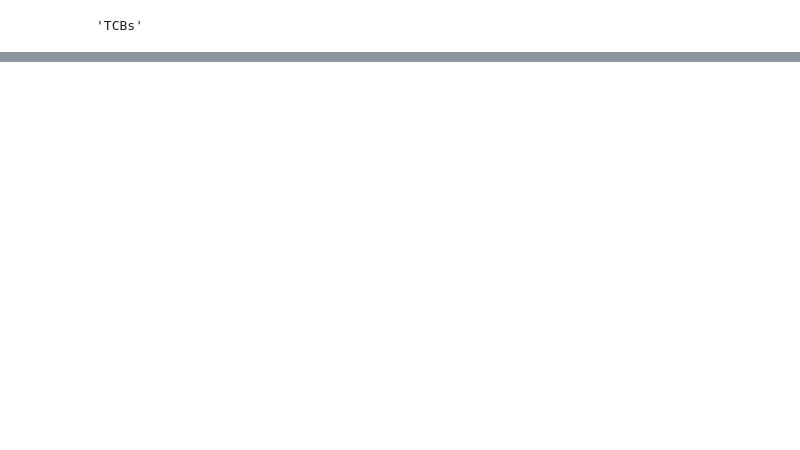
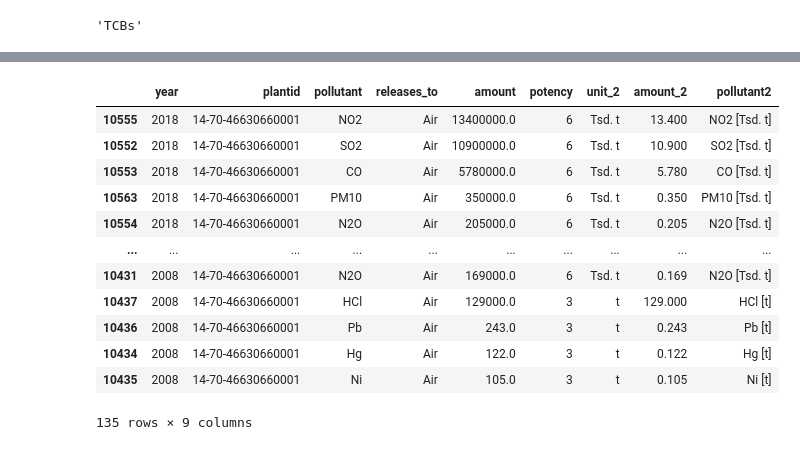
Before and after one commit to sidietz/plantwatch-data, a Jupyter notebook: pollution/pollution.ipynb, the cells around one changed output, grey strips where cells are left out. Saved outputs shown, nothing was run; the diff lists cells and outputs as text; code cells hidden in the pictures; blank space fills up the shorter version.

```diff
--- a/pollution/pollution.ipynb
+++ b/pollution/pollution.ipynb
@@ -172 +170,17 @@ raw7.to_csv("pollutants_nh.csv", index=False, header=False)
+# %%
+raw7.loc[raw7.plantid == "14-70-46630660001"]
+# %% [output]
+|  | year | plantid | pollutant | releases_to | amount | potency | unit_2 | amount_2 | pollutant2 |
+| 10555 | 2018 | 14-70-46630660001 | NO2 | Air | 13400000.0 | 6 | Tsd. t | 13.400 | NO2 [Tsd. t] |
+| 10552 | 2018 | 14-70-46630660001 | SO2 | Air | 10900000.0 | 6 | Tsd. t | 10.900 | SO2 [Tsd. t] |
+| 10553 | 2018 | 14-70-46630660001 | CO | Air | 5780000.0 | 6 | Tsd. t | 5.780 | CO [Tsd. t] |
+| 10563 | 2018 | 14-70-46630660001 | PM10 | Air | 350000.0 | 6 | Tsd. t | 0.350 | PM10 [Tsd. t] |
+| 10554 | 2018 | 14-70-46630660001 | N2O | Air | 205000.0 | 6 | Tsd. t | 0.205 | N2O [Tsd. t] |
+| ... | ... | ... | ... | ... | ... | ... | ... | ... | ... |
+| 10431 | 2008 | 14-70-46630660001 | N2O | Air | 169000.0 | 6 | Tsd. t | 0.169 | N2O [Tsd. t] |
+| 10437 | 2008 | 14-70-46630660001 | HCl | Air | 129000.0 | 3 | t | 129.000 | HCl [t] |
+| 10436 | 2008 | 14-70-46630660001 | Pb | Air | 243.0 | 3 | t | 0.243 | Pb [t] |
+| 10434 | 2008 | 14-70-46630660001 | Hg | Air | 122.0 | 3 | t | 0.122 | Hg [t] |
+| 10435 | 2008 | 14-70-46630660001 | Ni | Air | 105.0 | 3 | t | 0.105 | Ni [t] |
+135 rows × 9 columns
 # %%
```
Also changed, not shown: parts of 11 cells of this notebook, 2 other files.
